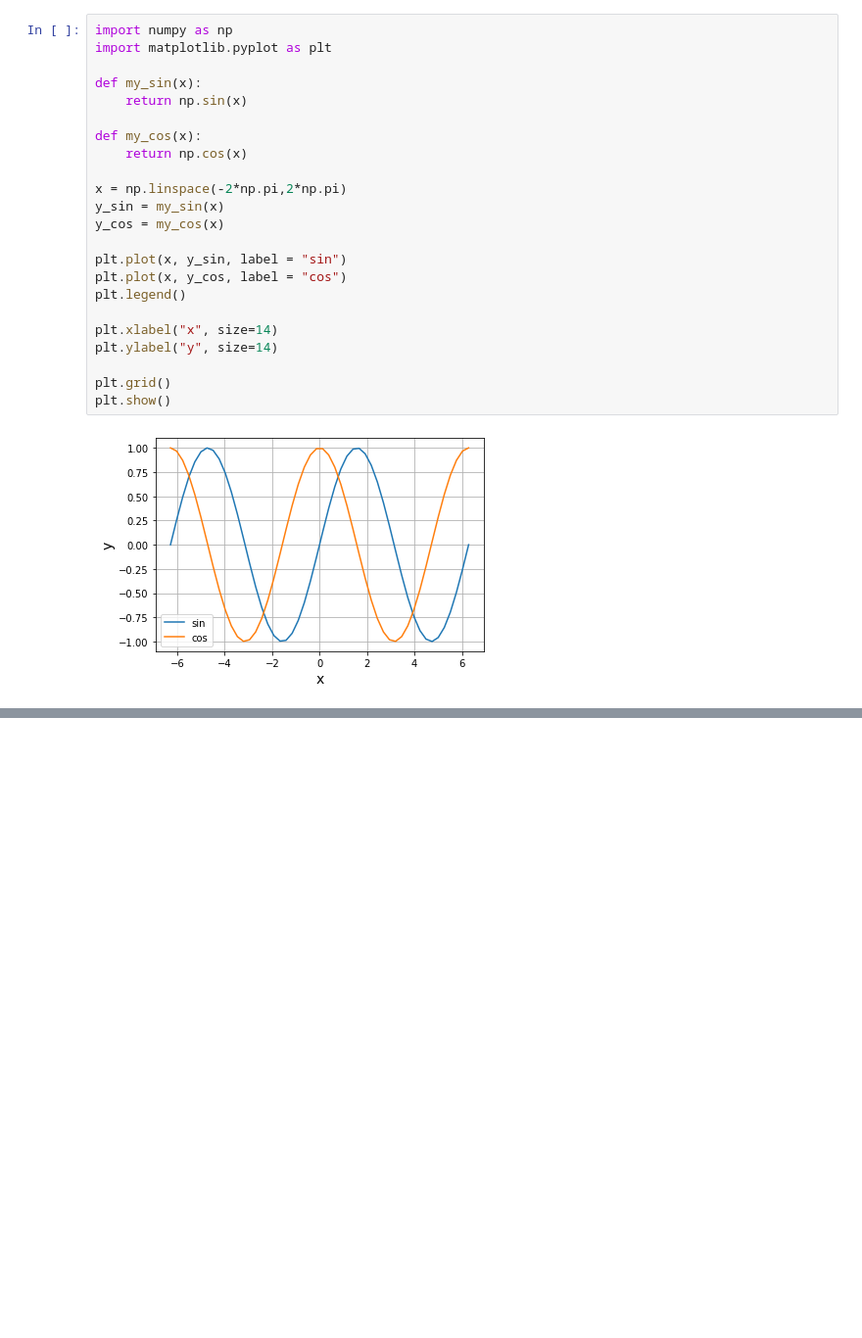
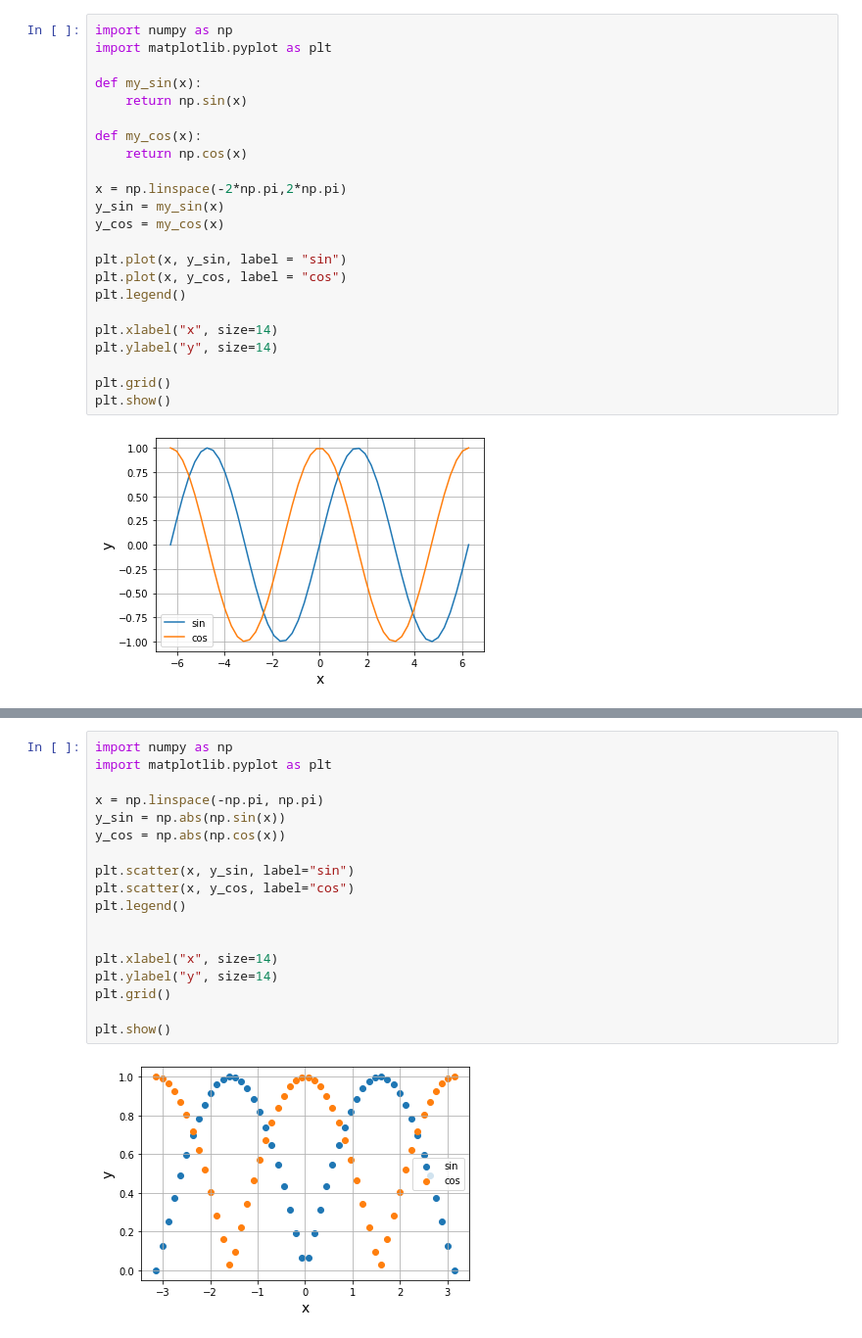
Before and after one commit to Naoaki0826/ToLeanpython, a Jupyter notebook: mathPython/lesson3.ipynb, the cells around one changed output, grey strips where cells are left out. Shown: that part at 98% size. Drawn from its saved outputs; the diff is of its cells as text; blank space fills up the shorter version.

```diff
--- a/mathPython/lesson3.ipynb
+++ b/mathPython/lesson3.ipynb
@@ -222,0 +314,20 @@ plt.show()
+# %%
+import numpy as np
+import matplotlib.pyplot as plt
+
+x = np.linspace(-np.pi, np.pi)
+y_sin = np.abs(np.sin(x))
+y_cos = np.abs(np.cos(x))
+
+plt.scatter(x, y_sin, label="sin")
+plt.scatter(x, y_cos, label="cos")
+plt.legend()
+
+
+plt.xlabel("x", size=14)
+plt.ylabel("y", size=14)
+plt.grid()
+
+plt.show()
+# %% [output]
+[figure, added]
```
Also changed, not shown: parts of 12 cells of this notebook, 4 other files.
